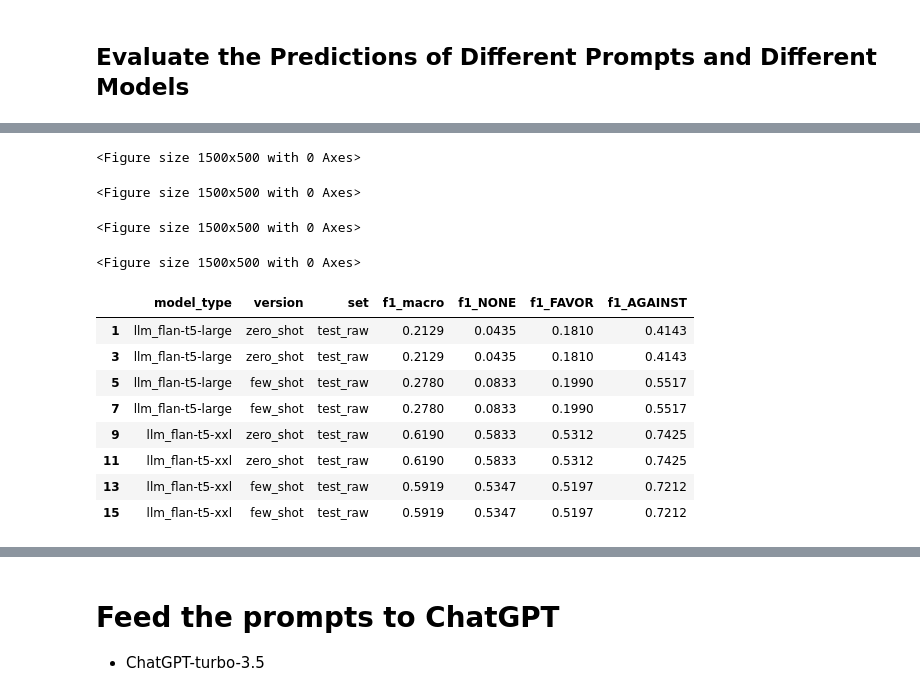
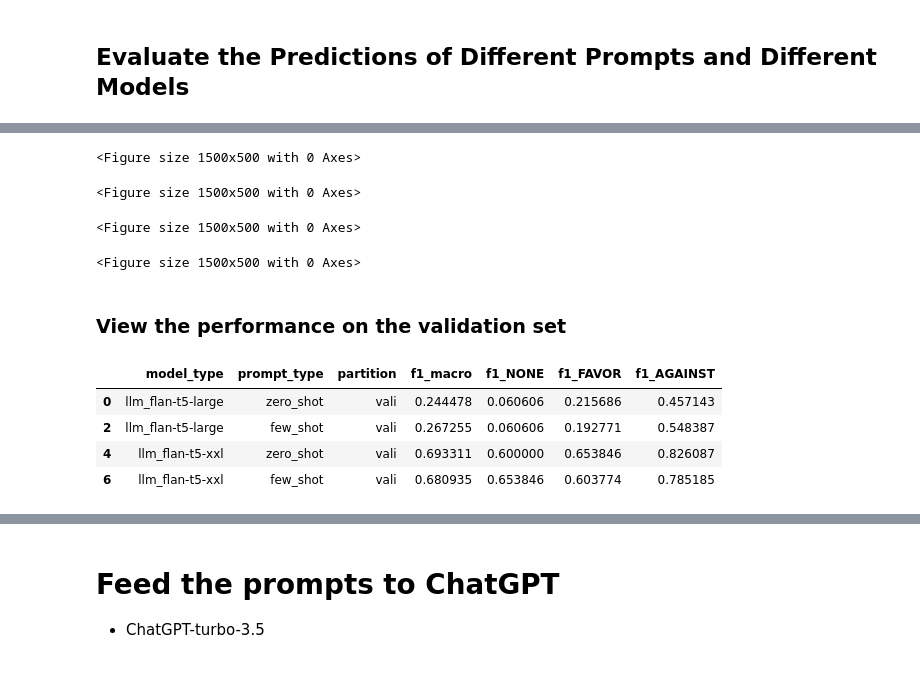
Before and after one commit to yunshiuan/prelim_stance_detection, a Jupyter notebook: llm-prompting_colab.ipynb, the cells around one changed output, grey strips where cells are left out. Drawn from its saved outputs; the diff is of its cells as text; code cells hidden in the pictures.

```diff
--- a/llm-prompting_colab.ipynb
+++ b/llm-prompting_colab.ipynb
@@ -634,5 +635,5 @@ Note that as noted earlier, zero-shot CoT prompt only works when the LLM has mor
 # %%
-model_type = "FLAN-T5-large"
+model_type = "flan-t5-large"
 for prompt_version in ["zero_shot","few_shot"]:
     print("model:{}, prompt version: {}".format(model_type, prompt_version))
     # prompt_flan_t5(model_type, prompt_version)
@@ -645,7 +646,7 @@ If you have access to a GPU with more memory (>30GM), you can try the `flan-t5-x
 # run this only if use you a large enough GPU (>30GB)
 LARGE_GPU_AVAILABLE = False
 if LARGE_GPU_AVAILABLE:
-    model_type = "FLAN-T5-xxl"
+    model_type = "flan-t5-xxl"
     for prompt_version in ["zero_shot","few_shot"]:
         print("model:{}, prompt version: {}".format(model_type, prompt_version))
         prompt_flan_t5(model_type, prompt_version)
@@ -742,12 +766,3 @@ def summarize_results(list_model_type, list_prompt_version):
 
         df_hightlight_metrics = pd.concat([df_hightlight_metrics, df_hightlight_metrics_this], axis=0)
     return df_hightlight_metrics
-# %%
-# sumamrize the result acrpss different models and prompt versions
-# - also visualize the confusion matrices
-df_hightlight_metrics_flan_t5 = summarize_results(["FLAN-T5-large","FLAN-T5-xxl"],["zero_shot","few_shot"])
-# %% [output]
-<Figure size 1500x500 with 0 Axes>
-<Figure size 1500x500 with 0 Axes>
-<Figure size 1500x500 with 0 Axes>
-<Figure size 1500x500 with 0 Axes>
@@ -756,19 +769,34 @@ df_hightlight_metrics_flan_t5 = df_hightlight_metrics_flan_t5[df_hightlight_metr
 # %%
+# sumamrize the result acrpss different models and prompt versions
+# - also visualize the confusion matrices
+df_hightlight_metrics_flan_t5 = summarize_results(["flan-t5-large","flan-t5-xxl"],["zero_shot","few_shot"])
+
+df_hightlight_metrics_flan_t5 = df_hightlight_metrics_flan_t5[df_hightlight_metrics_flan_t5.model_type.isin(["llm_flan-t5-large","llm_flan-t5-xxl"])]
 
 # reorder the rows
-df_hightlight_metrics_flan_t5['model_type'] = pd.Categorical(df_hightlight_metrics_flan_t5['model_type'], categories=["llm_FLAN-T5-large","llm_FLAN-T5-xxl"], ordered=True)
+df_hightlight_metrics_flan_t5['model_type'] = pd.Categorical(df_hightlight_metrics_flan_t5['model_type'], categories=["llm_flan-t5-large","llm_flan-t5-xxl"], ordered=True)
 df_hightlight_metrics_flan_t5['version'] = pd.Categorical(df_hightlight_metrics_flan_t5['version'], categories=["zero_shot","few_shot"], ordered=True)
 df_hightlight_metrics_flan_t5 = df_hightlight_metrics_flan_t5.sort_values(by=["model_type","version"]).reset_index(drop=True)
+
+# rename columns
+df_hightlight_metrics_flan_t5 = df_hightlight_metrics_flan_t5[["model_type","version","set","f1_macro","f1_NONE","f1_FAVOR","f1_AGAINST"]].sort_values(by=["model_type","version"]).rename(columns={"version":"prompt_type","set":"partition"})
+# %% [output]
+<Figure size 1500x500 with 0 Axes>
+<Figure size 1500x500 with 0 Axes>
+<Figure size 1500x500 with 0 Axes>
+<Figure size 1500x500 with 0 Axes>
-# %%
-df_hightlight_metrics_flan_t5 = df_hightlight_metrics_flan_t5[["model_type","version","set","f1_macro","f1_NONE","f1_FAVOR","f1_AGAINST"]][df_hightlight_metrics_flan_t5.set.isin(["test_raw"])].sort_values(by=["model_type","version"])
-df_hightlight_metrics_flan_t5
-# %% [output]
-|  | model_type | version | set | f1_macro | f1_NONE | f1_FAVOR | f1_AGAINST |
-| 1 | llm_flan-t5-large | zero_shot | test_raw | 0.2129 | 0.0435 | 0.1810 | 0.4143 |
-| 3 | llm_flan-t5-large | zero_shot | test_raw | 0.2129 | 0.0435 | 0.1810 | 0.4143 |
-| 5 | llm_flan-t5-large | few_shot | test_raw | 0.2780 | 0.0833 | 0.1990 | 0.5517 |
-| 7 | llm_flan-t5-large | few_shot | test_raw | 0.2780 | 0.0833 | 0.1990 | 0.5517 |
-| 9 | llm_flan-t5-xxl | zero_shot | test_raw | 0.6190 | 0.5833 | 0.5312 | 0.7425 |
-| 11 | llm_flan-t5-xxl | zero_shot | test_raw | 0.6190 | 0.5833 | 0.5312 | 0.7425 |
-| 13 | llm_flan-t5-xxl | few_shot | test_raw | 0.5919 | 0.5347 | 0.5197 | 0.7212 |
-| 15 | llm_flan-t5-xxl | few_shot | test_raw | 0.5919 | 0.5347 | 0.5197 | 0.7212 |
+# %% [markdown]
+### View the performance on the validation set
+# %%
+df_hightlight_metrics_flan_t5_vali = df_hightlight_metrics_flan_t5[df_hightlight_metrics_flan_t5["partition"].isin(["vali_raw"])]
+
+# convert "vali_raw" to "vali" (in the partition column)
+df_hightlight_metrics_flan_t5_vali.loc[df_hightlight_metrics_flan_t5_vali["partition"]=="vali_raw","partition"] = "vali"
+
+df_hightlight_metrics_flan_t5_vali
+# %% [output]
+|  | model_type | prompt_type | partition | f1_macro | f1_NONE | f1_FAVOR | f1_AGAINST |
+| 0 | llm_flan-t5-large | zero_shot | vali | 0.244478 | 0.060606 | 0.215686 | 0.457143 |
+| 2 | llm_flan-t5-large | few_shot | vali | 0.267255 | 0.060606 | 0.192771 | 0.548387 |
+| 4 | llm_flan-t5-xxl | zero_shot | vali | 0.693311 | 0.600000 | 0.653846 | 0.826087 |
+| 6 | llm_flan-t5-xxl | few_shot | vali | 0.680935 | 0.653846 | 0.603774 | 0.785185 |
```
Also changed, not shown: parts of 28 cells of this notebook, 1 other file.
